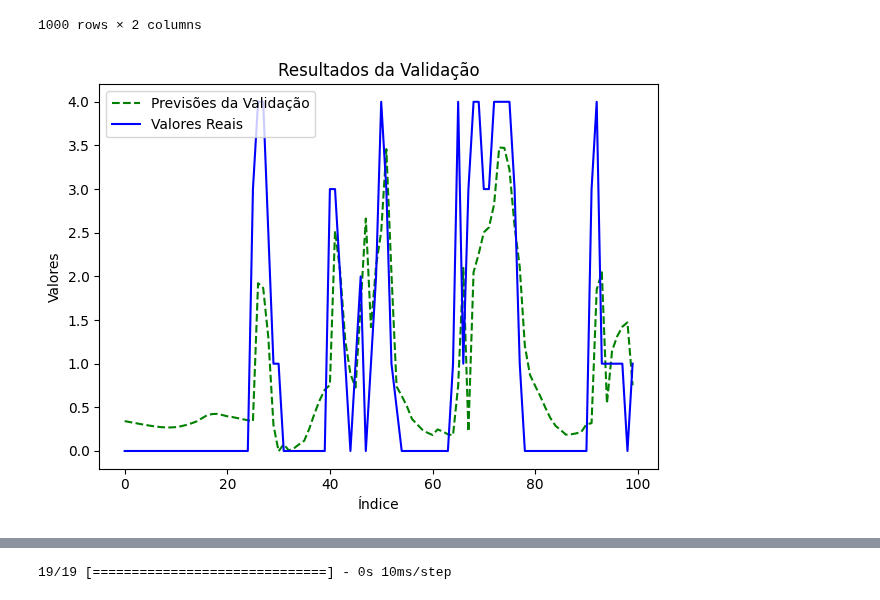
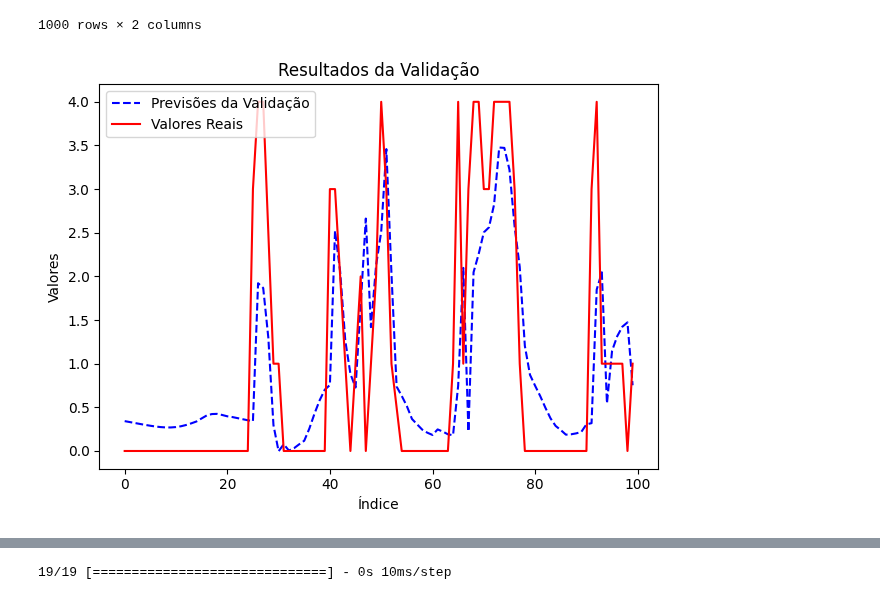
Before and after one commit to SendNugg3ts/CSC, a Jupyter notebook: ModeloKaggleLSTM.ipynb, the cells around one changed output, grey strips where cells are left out. Saved outputs shown, nothing was run; the diff lists cells and outputs as text; code cells hidden in the pictures.

```diff
--- a/ModeloKaggleLSTM.ipynb
+++ b/ModeloKaggleLSTM.ipynb
@@ -287,15 +280,15 @@ val_results
 # %%
 import matplotlib.pyplot as plt
 
 plt.title('Resultados da Validação')
 plt.xlabel('Índice')
 plt.ylabel('Valores')
 
-plt.plot(val_results['Val Predictions'][:100], color='green', linestyle='--', label='Previsões da Validação')
-plt.plot(val_results['Actuals'][:100], color='blue', linestyle='-', label='Valores Reais')
+plt.plot(val_results['Val Predictions'][:100], color='blue', linestyle='--', label='Previsões da Validação')
+plt.plot(val_results['Actuals'][:100], color='red', linestyle='-', label='Valores Reais')
 
 plt.legend()
 plt.tight_layout()
 plt.show()
 # %% [output]
-[figure, old version]
+[figure, new version]
```
Also changed, not shown: parts of 4 cells of this notebook, 1 other file.
